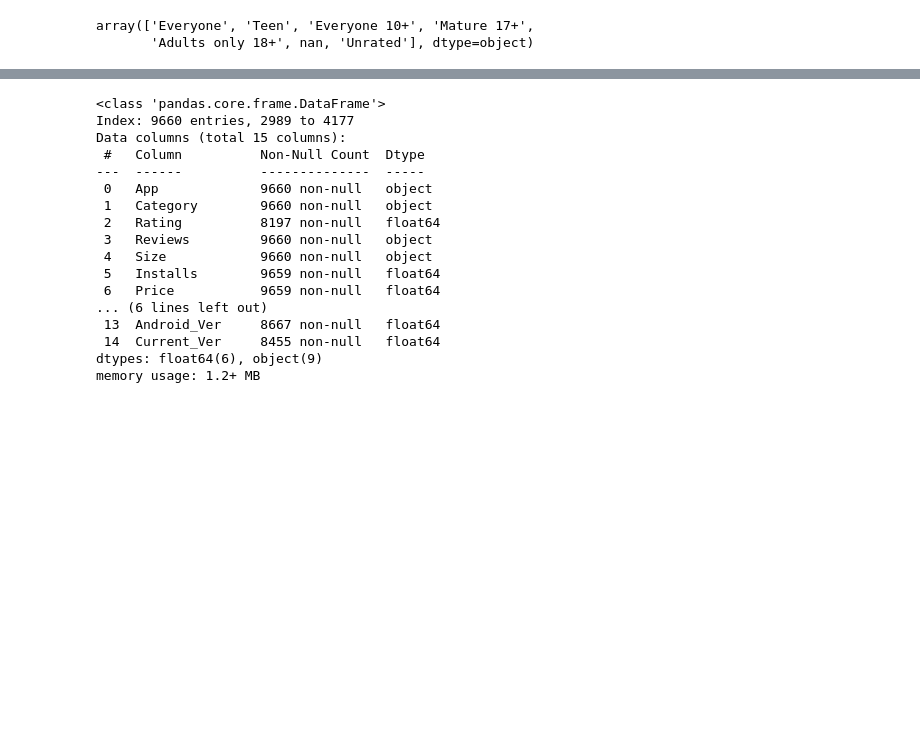
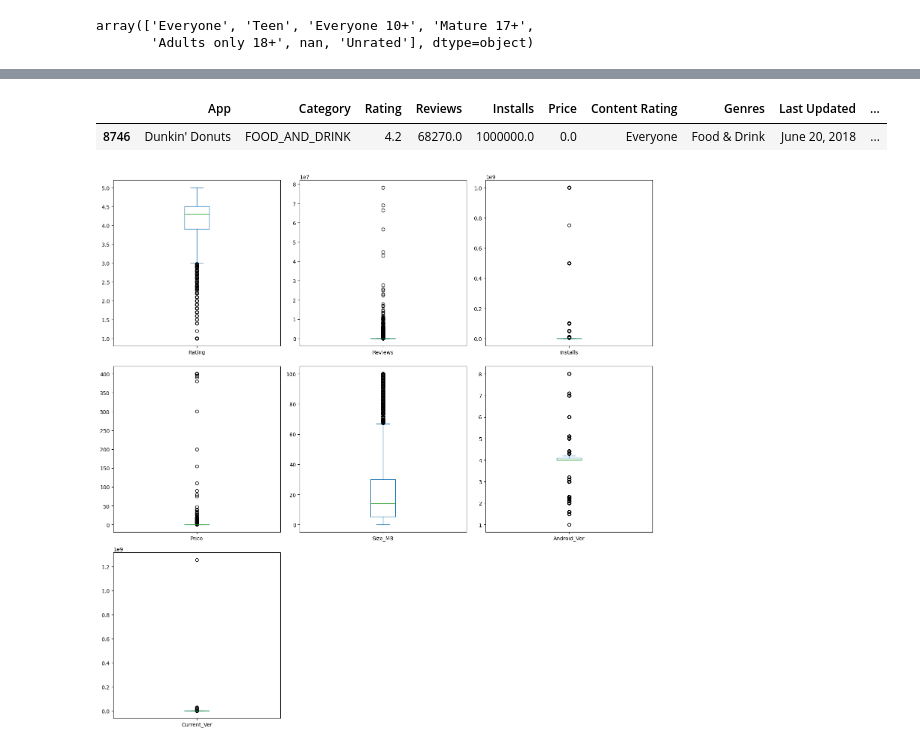
Before and after one commit to NsElgezawy/Play-Store-apps-data-cleaning-and-preprocessing, a Jupyter notebook: note.ipynb, the cells around one changed output, grey strips where cells are left out. Drawn from its saved outputs; the diff is of its cells as text; code cells hidden in the pictures; blank space fills up the shorter version.

```diff
--- a/note.ipynb
+++ b/note.ipynb
@@ -256,0 +255,6 @@ array(['Everyone', 'Teen', 'Everyone 10+', 'Mature 17+',
+# %%
+df.drop(columns=["Size", "Current Ver", "Android Ver"], inplace=True)
+# %%
+df["Current_Ver"].fillna(df["Current_Ver"].median(), inplace=True)
+
+df["Android_Ver"].fillna(df["Android_Ver"].median(), inplace=True)
@@ -257,20 +274,28 @@ array(['Everyone', 'Teen', 'Everyone 10+', 'Mature 17+',
+# %%
+df["Reviews"] = pd.to_numeric(df["Reviews"], errors="coerce").astype(float)
+# %%
+num_cols = df.select_dtypes(include=["float64", "int64"]).columns
+
+imputer = KNNImputer(n_neighbors=4)
+df[num_cols] = imputer.fit_transform(df[num_cols])
 # %%
-df.info()
+df.sample()
 # %% [output]
-<class 'pandas.core.frame.DataFrame'>
-Index: 9660 entries, 2989 to 4177
-Data columns (total 15 columns):
- #   Column          Non-Null Count  Dtype
----  ------          --------------  -----
- 0   App             9660 non-null   object
- 1   Category        9660 non-null   object
- 2   Rating          8197 non-null   float64
- 3   Reviews         9660 non-null   object
- 4   Size            9660 non-null   object
- 5   Installs        9659 non-null   float64
- 6   Price           9659 non-null   float64
-... (6 lines left out)
- 13  Android_Ver     8667 non-null   float64
- 14  Current_Ver     8455 non-null   float64
-dtypes: float64(6), object(9)
-memory usage: 1.2+ MB
+|  | App | Category | Rating | Reviews | Installs | Price | Content Rating | Genres | Last Updated | ... |
+| 8746 | Dunkin' Donuts | FOOD_AND_DRINK | 4.2 | 68270.0 | 1000000.0 | 0.0 | Everyone | Food & Drink | June 20, 2018 | ... |
+# %%
+cols = ['Rating','Reviews','Installs','Price','Size_MB','Android_Ver','Current_Ver']
+
+df[cols].plot(
+    kind='box',
+    subplots=True,
+    layout=(len(cols)//3 + 1, 3),
+    figsize=(15, 15),
+    sharex=False,
+    sharey=False
+)
+
+plt.tight_layout()
+plt.show()
+# %% [output]
+[figure, added]
```
Also changed, not shown: parts of 37 cells of this notebook.
